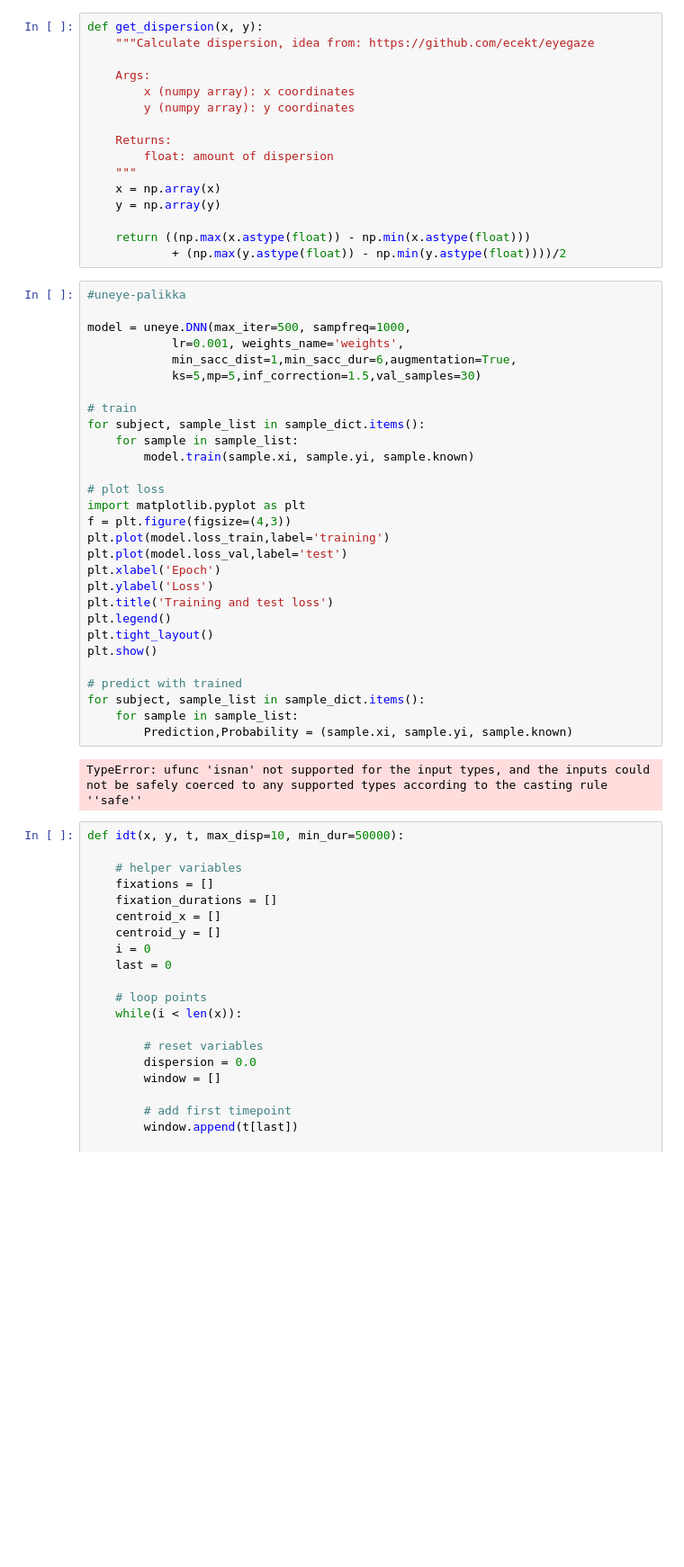
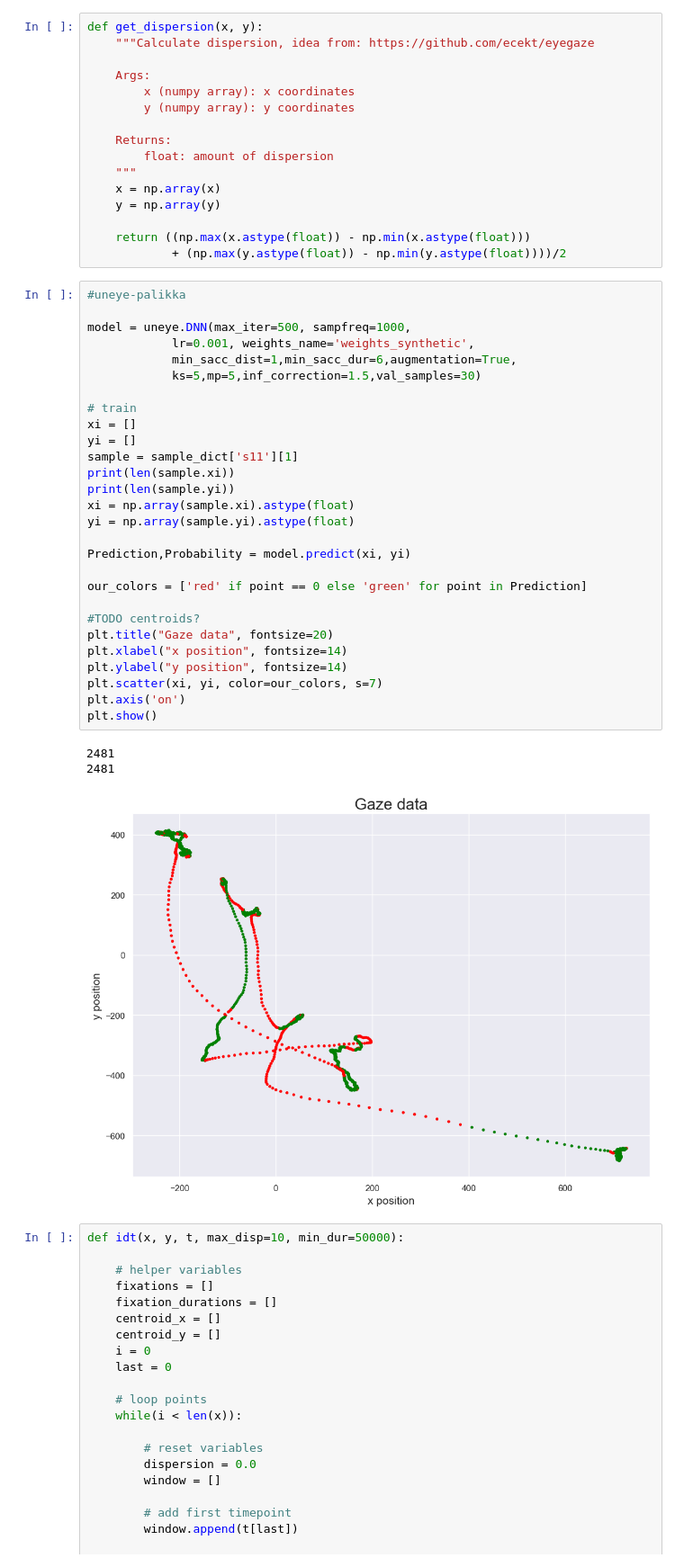
Before and after one commit to nyksy/eye-tracking-22, a Jupyter notebook: main.ipynb, the cells around one changed output. Shown at 90% size. Drawn from its saved outputs; the diff is of its cells as text; blank space fills up the shorter version.

```diff
--- a/main.ipynb
+++ b/main.ipynb
@@ -80,37 +80,38 @@ def get_dispersion(x, y):
 
     return ((np.max(x.astype(float)) - np.min(x.astype(float)))
             + (np.max(y.astype(float)) - np.min(y.astype(float))))/2
-# %%
-#uneye-palikka
-
-model = uneye.DNN(max_iter=500, sampfreq=1000,
-            lr=0.001, weights_name='weights',
-            min_sacc_dist=1,min_sacc_dur=6,augmentation=True,
-            ks=5,mp=5,inf_correction=1.5,val_samples=30)
-
-# train
-for subject, sample_list in sample_dict.items():
-    for sample in sample_list:
-        model.train(sample.xi, sample.yi, sample.known)
-
-# plot loss
-import matplotlib.pyplot as plt
-f = plt.figure(figsize=(4,3))
-plt.plot(model.loss_train,label='training')
-plt.plot(model.loss_val,label='test')
-plt.xlabel('Epoch')
-plt.ylabel('Loss')
-plt.title('Training and test loss')
-plt.legend()
-plt.tight_layout()
-plt.show()
-
-# predict with trained
-for subject, sample_list in sample_dict.items():
-    for sample in sample_list:
-        Prediction,Probability = (sample.xi, sample.yi, sample.known)
-# %% [output]
-TypeError: ufunc 'isnan' not supported for the input types, and the inputs could not be safely coerced to any supported types according to the casting rule ''safe''
+# %%
+#uneye-palikka
+
+model = uneye.DNN(max_iter=500, sampfreq=1000,
+            lr=0.001, weights_name='weights_synthetic',
+            min_sacc_dist=1,min_sacc_dur=6,augmentation=True,
+            ks=5,mp=5,inf_correction=1.5,val_samples=30)
+
+# train
+xi = []
+yi = []
+sample = sample_dict['s11'][1]
+print(len(sample.xi))
+print(len(sample.yi))
+xi = np.array(sample.xi).astype(float)
+yi = np.array(sample.yi).astype(float)
+
+Prediction,Probability = model.predict(xi, yi)
+
+our_colors = ['red' if point == 0 else 'green' for point in Prediction]
+
+#TODO centroids?
+plt.title("Gaze data", fontsize=20)
+plt.xlabel("x position", fontsize=14)
+plt.ylabel("y position", fontsize=14)
+plt.scatter(xi, yi, color=our_colors, s=7)
+plt.axis('on')
+plt.show()
+# %% [output]
+2481
+2481
+[figure, added]
 # %%
 def idt(x, y, t, max_disp=10, min_dur=50000):
 
```
Also changed, not shown: parts of 3 cells of this notebook.
